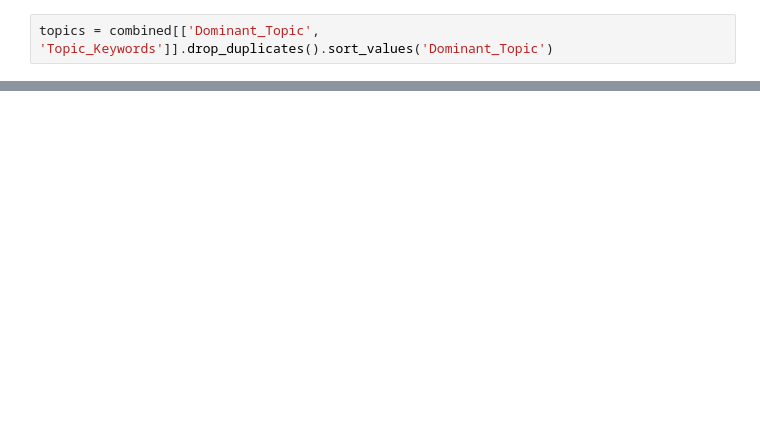
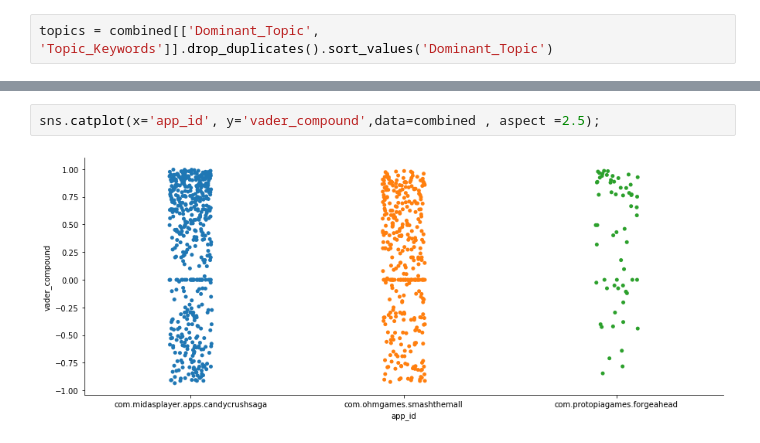
Before and after one commit to Zayeem/rvwanalyzr, a Jupyter notebook: review_analyzer/rvwanalyzr.ipynb, the cells around one changed output, grey strips where cells are left out. Drawn from its saved outputs; the diff is of its cells as text; blank space fills up the shorter version.

Commit message:
Add Plots to compare different apps

```diff
--- a/review_analyzer/rvwanalyzr.ipynb
+++ b/review_analyzer/rvwanalyzr.ipynb
@@ -60,0 +61,4 @@ topics.style.hide_index()
+# %%
+sns.catplot(x='app_id', y='vader_compound',data=combined , aspect =2.5);
+# %% [output]
+[figure, added]
```
Also changed, not shown: parts of 7 cells of this notebook.
